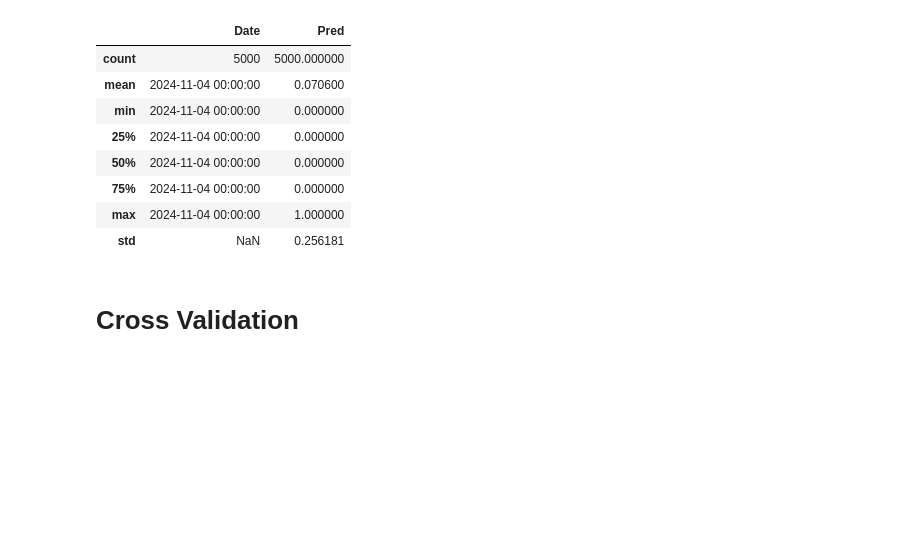
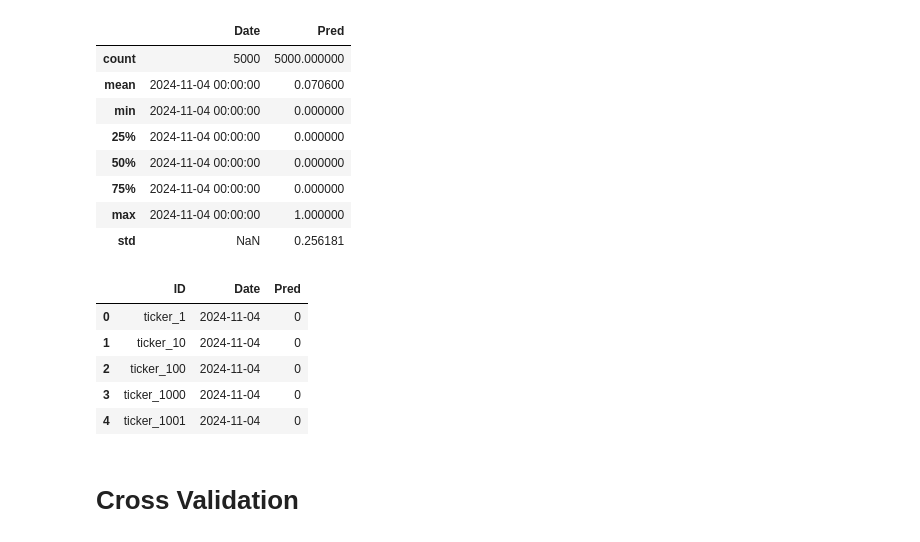
Before and after one commit to shigeokitamura/DS301_Final_Project, a Jupyter notebook: main.ipynb, the cells around one changed output. Cells and saved outputs as stored; diff of their text form; code cells hidden in the pictures; blank space fills up the shorter version.

```diff
--- a/main.ipynb
+++ b/main.ipynb
@@ -210,4 +210,13 @@ submission.describe()
 | 75% | 2024-11-04 00:00:00 | 0.000000 |
 | max | 2024-11-04 00:00:00 | 1.000000 |
 | std | NaN | 0.256181 |
+# %%
+submission.head()
+# %% [output]
+|  | ID | Date | Pred |
+| 0 | ticker_1 | 2024-11-04 | 0 |
+| 1 | ticker_10 | 2024-11-04 | 0 |
+| 2 | ticker_100 | 2024-11-04 | 0 |
+| 3 | ticker_1000 | 2024-11-04 | 0 |
+| 4 | ticker_1001 | 2024-11-04 | 0 |
 # %%
```
Also changed, not shown: parts of 2 cells of this notebook.
